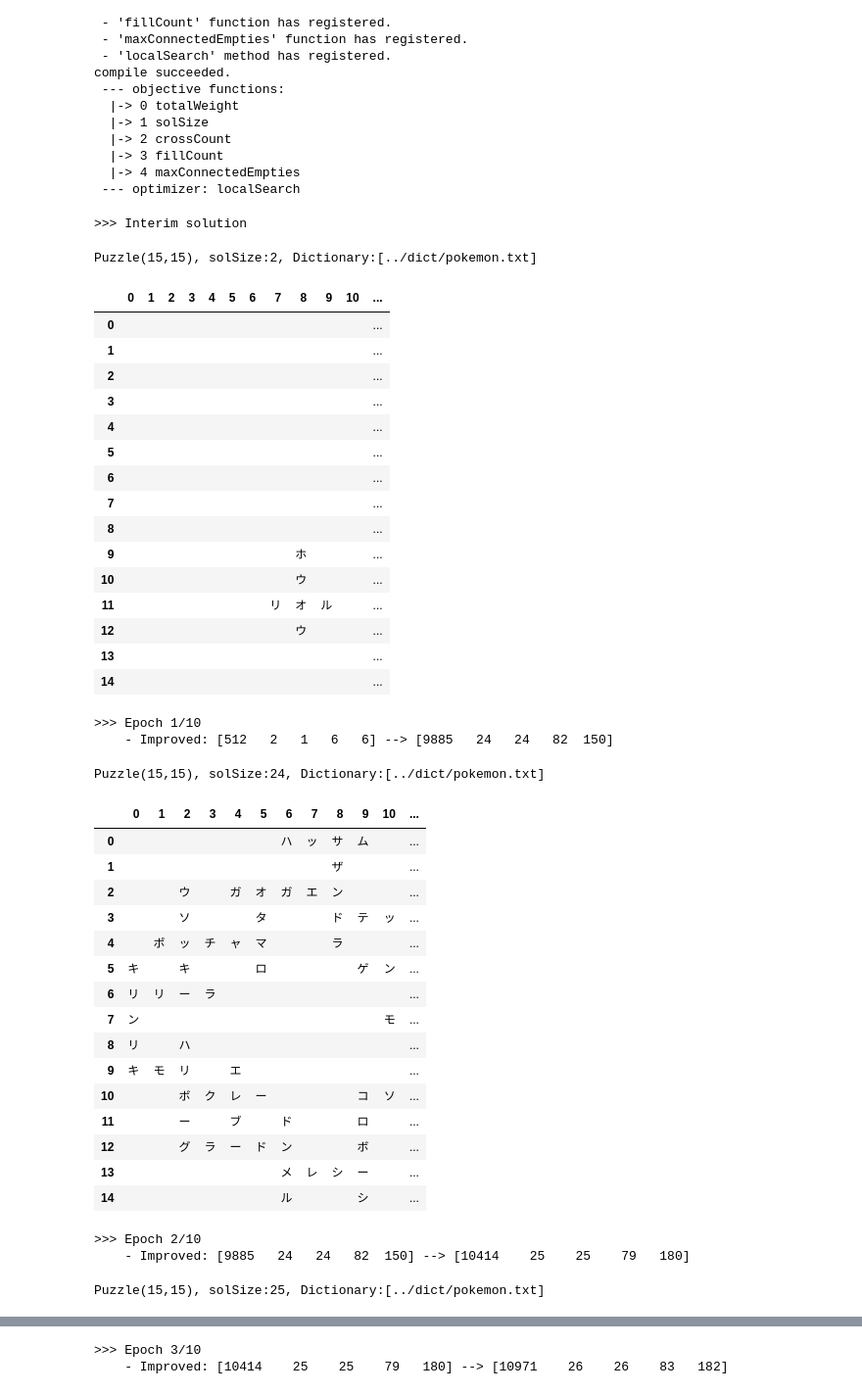
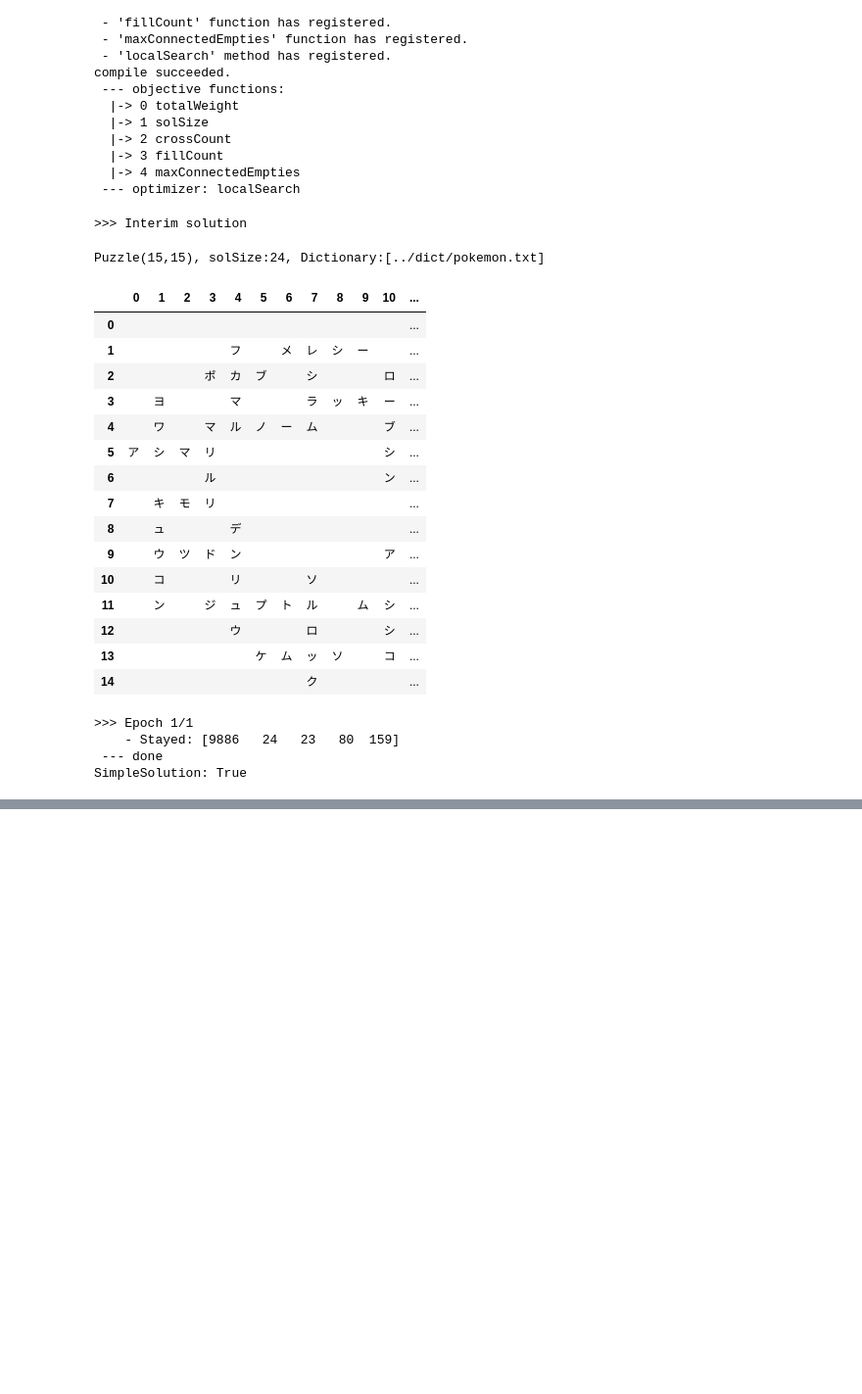
Before and after one commit to sushi-kimura/Crossword-LocalSearch, a Jupyter notebook: jupyter/fancy.ipynb, the cells around one changed output, grey strips where cells are left out. Shown at 98% size. Drawn from its saved outputs; the diff is of its cells as text; code cells hidden in the pictures; blank space fills up the shorter version.

```diff
--- a/jupyter/fancy.ipynb
+++ b/jupyter/fancy.ipynb
@@ -277,47 +183,29 @@ compile succeeded.
 # %%
 # Solve
 puzzle.firstSolve()
-puzzle.solve(epoch=10)
+puzzle.solve(epoch=1)
 print(f"SimpleSolution: {puzzle.isSimpleSol()}")
 puzzle.saveAnswerImage(f"fig/puzzle/{dic.name}_w{width}_h{height}_r{seed}.png", "【単語リスト】")
 # %% [output]
 >>> Interim solution
-Puzzle(15,15), solSize:2, Dictionary:[../dict/pokemon.txt]
+Puzzle(15,15), solSize:24, Dictionary:[../dict/pokemon.txt]
 |  | 0 | 1 | 2 | 3 | 4 | 5 | 6 | 7 | 8 | 9 | 10 | ... |
 | 0 |  |  |  |  |  |  |  |  |  |  |  | ... |
-| 1 |  |  |  |  |  |  |  |  |  |  |  | ... |
-| 2 |  |  |  |  |  |  |  |  |  |  |  | ... |
-| 3 |  |  |  |  |  |  |  |  |  |  |  | ... |
-| 4 |  |  |  |  |  |  |  |  |  |  |  | ... |
-| 5 |  |  |  |  |  |  |  |  |  |  |  | ... |
-| 6 |  |  |  |  |  |  |  |  |  |  |  | ... |
-| 7 |  |  |  |  |  |  |  |  |  |  |  | ... |
-| 8 |  |  |  |  |  |  |  |  |  |  |  | ... |
-| 9 |  |  |  |  |  |  |  |  | ホ |  |  | ... |
-| 10 |  |  |  |  |  |  |  |  | ウ |  |  | ... |
-| 11 |  |  |  |  |  |  |  | リ | オ | ル |  | ... |
-| 12 |  |  |  |  |  |  |  |  | ウ |  |  | ... |
-| 13 |  |  |  |  |  |  |  |  |  |  |  | ... |
-| 14 |  |  |  |  |  |  |  |  |  |  |  | ... |
+| 1 |  |  |  |  | フ |  | メ | レ | シ | ー |  | ... |
+| 2 |  |  |  | ポ | カ | ブ |  | シ |  |  | ロ | ... |
+| 3 |  | ヨ |  |  | マ |  |  | ラ | ッ | キ | ー | ... |
+| 4 |  | ワ |  | マ | ル | ノ | ー | ム |  |  | ブ | ... |
+| 5 | ア | シ | マ | リ |  |  |  |  |  |  | シ | ... |
+| 6 |  |  |  | ル |  |  |  |  |  |  | ン | ... |
+| 7 |  | キ | モ | リ |  |  |  |  |  |  |  | ... |
+| 8 |  | ュ |  |  | デ |  |  |  |  |  |  | ... |
+| 9 |  | ウ | ツ | ド | ン |  |  |  |  |  | ア | ... |
+| 10 |  | コ |  |  | リ |  |  | ソ |  |  |  | ... |
+| 11 |  | ン |  | ジ | ュ | プ | ト | ル |  | ム | シ | ... |
+| 12 |  |  |  |  | ウ |  |  | ロ |  |  | シ | ... |
+| 13 |  |  |  |  |  | ケ | ム | ッ | ソ |  | コ | ... |
+| 14 |  |  |  |  |  |  |  | ク |  |  |  | ... |
->>> Epoch 1/10
-    - Improved: [512   2   1   6   6] --> [9885   24   24   82  150]
+>>> Epoch 1/1
+    - Stayed: [9886   24   23   80  159]
+ --- done
+SimpleSolution: True
-Puzzle(15,15), solSize:24, Dictionary:[../dict/pokemon.txt]
-|  | 0 | 1 | 2 | 3 | 4 | 5 | 6 | 7 | 8 | 9 | 10 | ... |
-| 0 |  |  |  |  |  |  | ハ | ッ | サ | ム |  | ... |
-| 1 |  |  |  |  |  |  |  |  | ザ |  |  | ... |
-| 2 |  |  | ウ |  | ガ | オ | ガ | エ | ン |  |  | ... |
-| 3 |  |  | ソ |  |  | タ |  |  | ド | テ | ッ | ... |
-| 4 |  | ポ | ッ | チ | ャ | マ |  |  | ラ |  |  | ... |
-| 5 | キ |  | キ |  |  | ロ |  |  |  | ゲ | ン | ... |
-| 6 | リ | リ | ー | ラ |  |  |  |  |  |  |  | ... |
-| 7 | ン |  |  |  |  |  |  |  |  |  | モ | ... |
-| 8 | リ |  | ハ |  |  |  |  |  |  |  |  | ... |
-| 9 | キ | モ | リ |  | エ |  |  |  |  |  |  | ... |
-| 10 |  |  | ボ | ク | レ | ー |  |  |  | コ | ソ | ... |
-| 11 |  |  | ー |  | ブ |  | ド |  |  | ロ |  | ... |
-| 12 |  |  | グ | ラ | ー | ド | ン |  |  | ボ |  | ... |
-| 13 |  |  |  |  |  |  | メ | レ | シ | ー |  | ... |
-| 14 |  |  |  |  |  |  | ル |  |  | シ |  | ... |
->>> Epoch 2/10
-    - Improved: [9885   24   24   82  150] --> [10414    25    25    79   180]
-Puzzle(15,15), solSize:25, Dictionary:[../dict/pokemon.txt]
@@ -340,2 +211,0 @@ Puzzle(15,15), solSize:25, Dictionary:[../dict/pokemon.txt]
->>> Epoch 3/10
-    - Improved: [10414    25    25    79   180] --> [10971    26    26    83   182]
```
Also changed, not shown: parts of 5 cells of this notebook, 8 other files.
